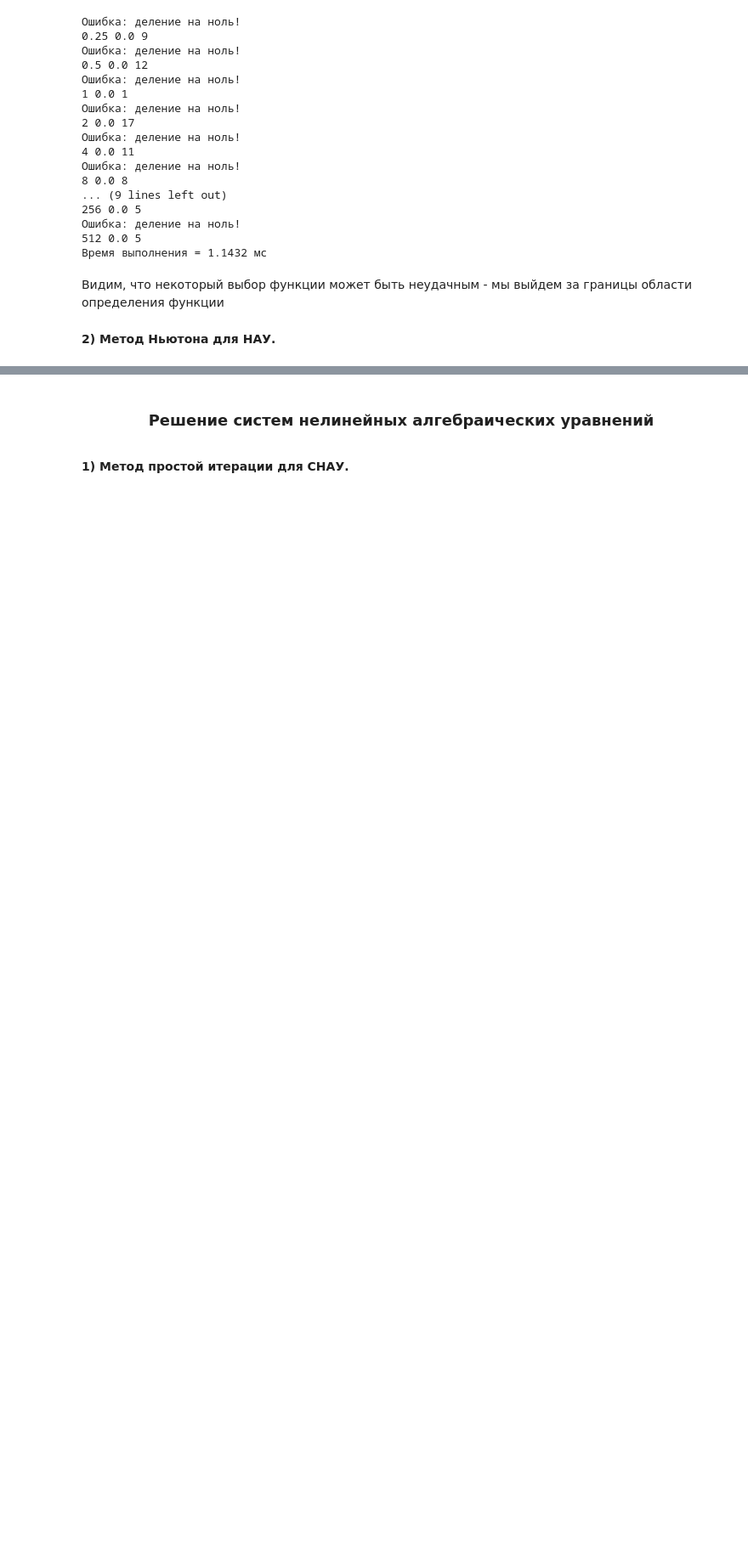
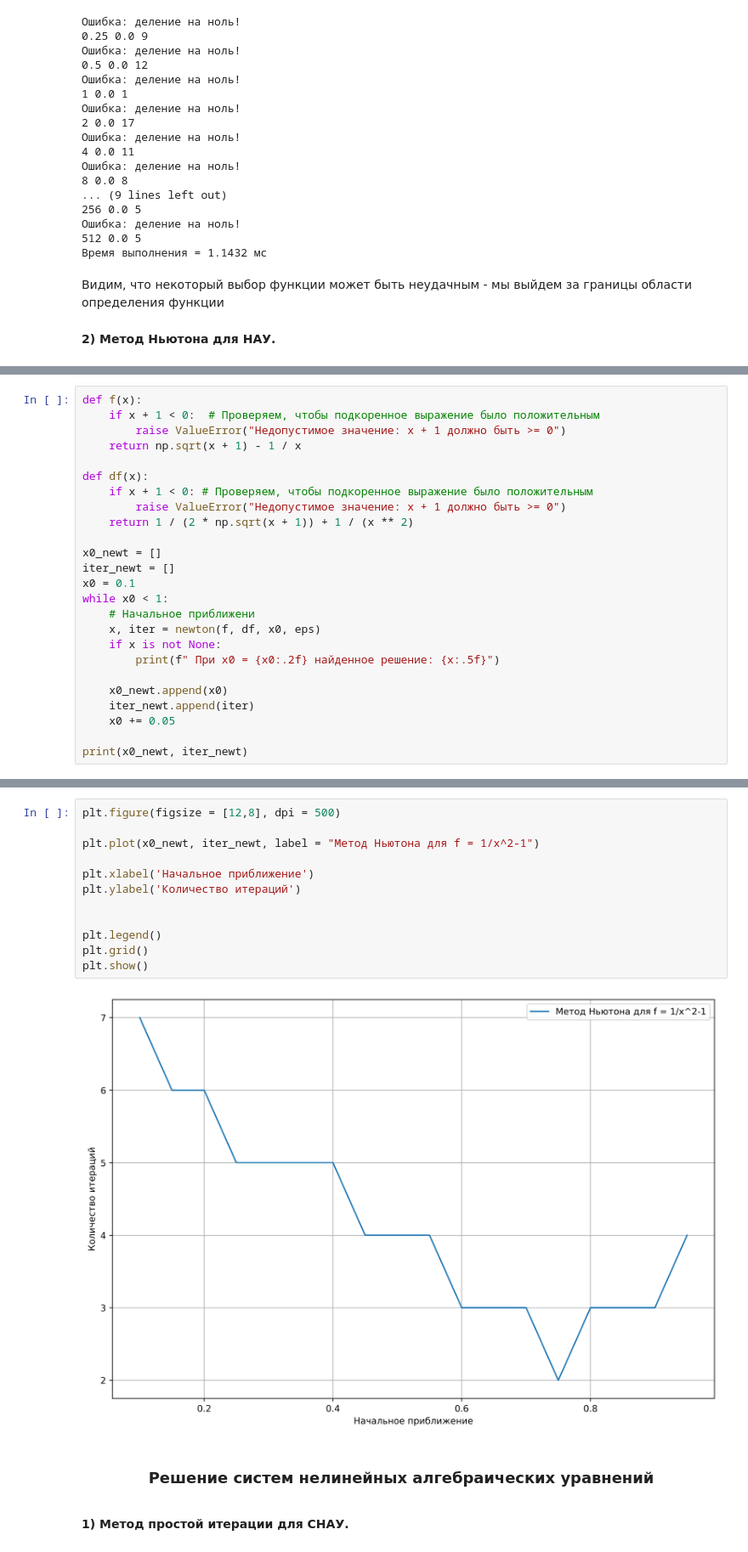
Before and after one commit to oncoming-lane/computational_mathematics, a Jupyter notebook: lab3.ipynb, the cells around one changed output, grey strips where cells are left out. Shown at 85% size. Drawn from its saved outputs; the diff is of its cells as text; blank space fills up the shorter version.

Commit message:
added newton method for equations

```diff
--- a/lab3.ipynb
+++ b/lab3.ipynb
@@ -159,0 +149,25 @@ print(f"Найденное решение: {root}")
+# %%
+def f(x):
+    if x + 1 < 0:  # Проверяем, чтобы подкоренное выражение было положительным
+        raise ValueError("Недопустимое значение: x + 1 должно быть >= 0")
+    return np.sqrt(x + 1) - 1 / x
+
+def df(x):
+    if x + 1 < 0: # Проверяем, чтобы подкоренное выражение было положительным
+        raise ValueError("Недопустимое значение: x + 1 должно быть >= 0")
+    return 1 / (2 * np.sqrt(x + 1)) + 1 / (x ** 2)
+
+x0_newt = []
+iter_newt = []
+x0 = 0.1
+while x0 < 1:
+    # Начальное приближени
+    x, iter = newton(f, df, x0, eps)
+    if x is not None:
+        print(f" При x0 = {x0:.2f} найденное решение: {x:.5f}")
+
+    x0_newt.append(x0)
+    iter_newt.append(iter)
+    x0 += 0.05
+
+print(x0_newt, iter_newt)
@@ -160,3 +192,17 @@ print(f"Найденное решение: {root}")
+# %%
+plt.figure(figsize = [12,8], dpi = 500)
+
+plt.plot(x0_newt, iter_newt, label = "Метод Ньютона для f = 1/x^2-1")
+
+plt.xlabel('Начальное приближение')
+plt.ylabel('Количество итераций')
+
+
+plt.legend()
+plt.grid()
+plt.show()
+# %% [output]
+[figure, added]
 # %% [markdown]
 
 __<h3 style="text-align:center;">Решение систем нелинейных алгебраических уравнений</h3>__
```
Also changed, not shown: parts of 4 cells of this notebook.
